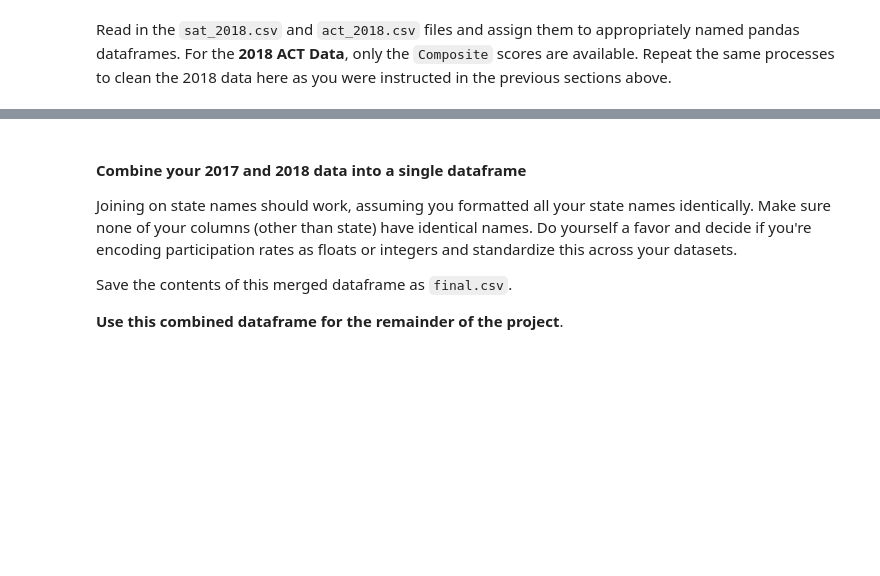
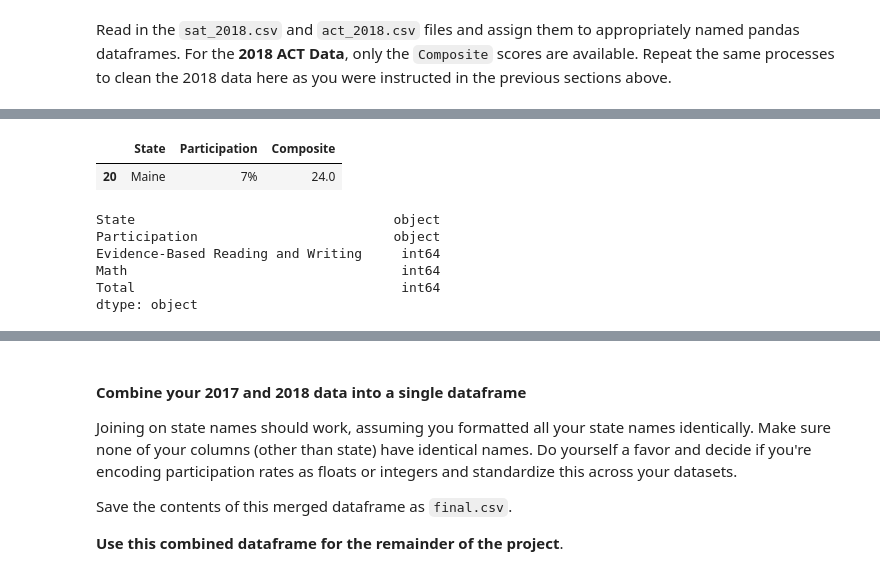
Before and after one commit to patruq/act-sat-performance, a Jupyter notebook: code/starter-code.ipynb, the cells around one changed output, grey strips where cells are left out. Cells and saved outputs as stored; diff of their text form; code cells hidden in the pictures; blank space fills up the shorter version.

```diff
--- a/code/starter-code.ipynb
+++ b/code/starter-code.ipynb
@@ -424,0 +485,7 @@ act_2018 = pd.read_csv("../data/act_2018.csv")
+# %%
+# C- Fix errors
+# Find the reason why act_2018 has more rows:
+act_2018[act_2018.duplicated()]
+# %% [output]
+|  | State | Participation | Composite |
+| 20 | Maine | 7% | 24.0 |
@@ -424,0 +496,11 @@ act_2018 = pd.read_csv("../data/act_2018.csv")
+# %%
+# What are the dtypes?
+sat_2018.dtypes
+# act_2018.dtypes
+# %% [output]
+State                                 object
+Participation                         object
+Evidence-Based Reading and Writing     int64
+Math                                   int64
+Total                                  int64
+dtype: object
```
Also changed, not shown: parts of 28 cells of this notebook, 2 other files.
